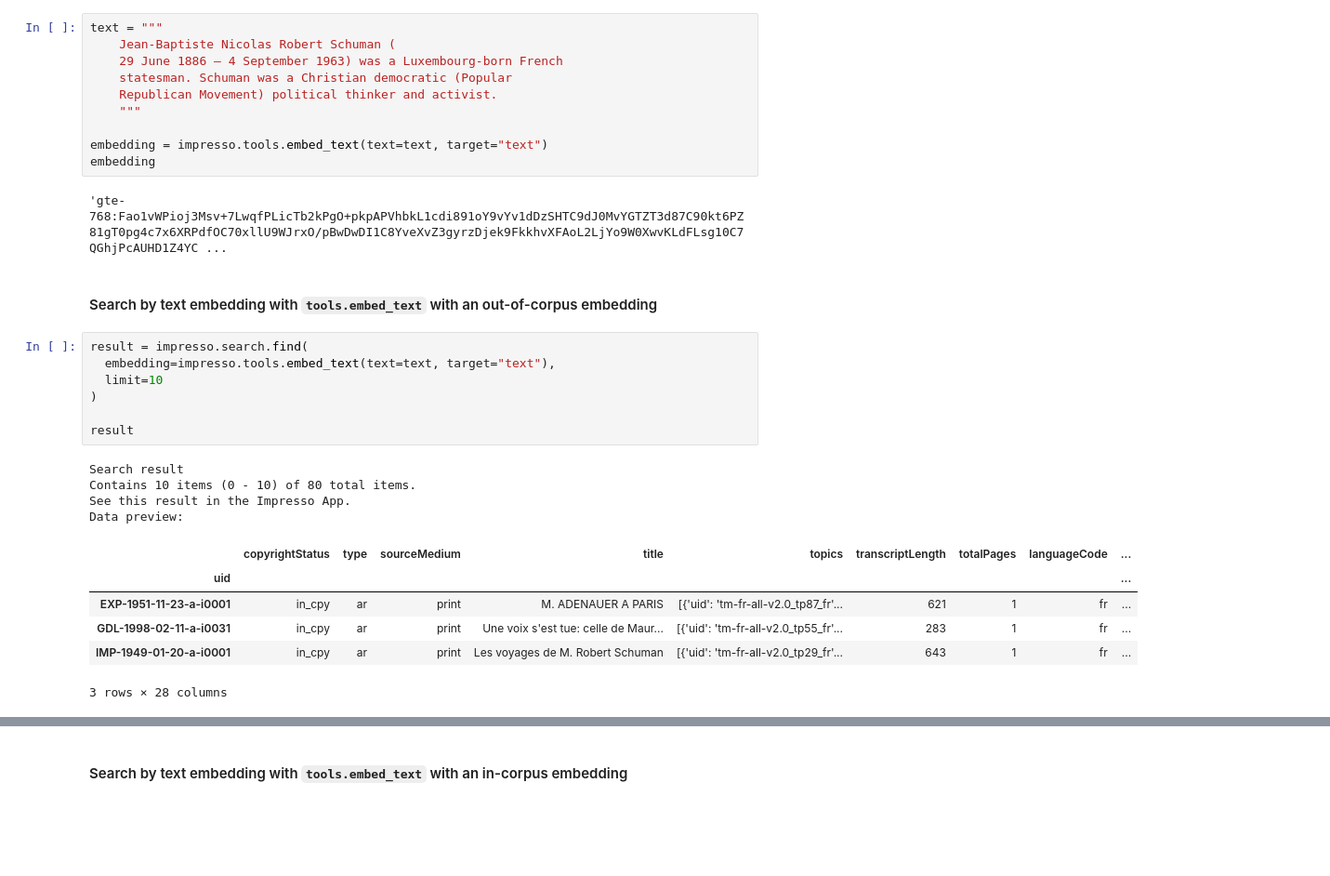
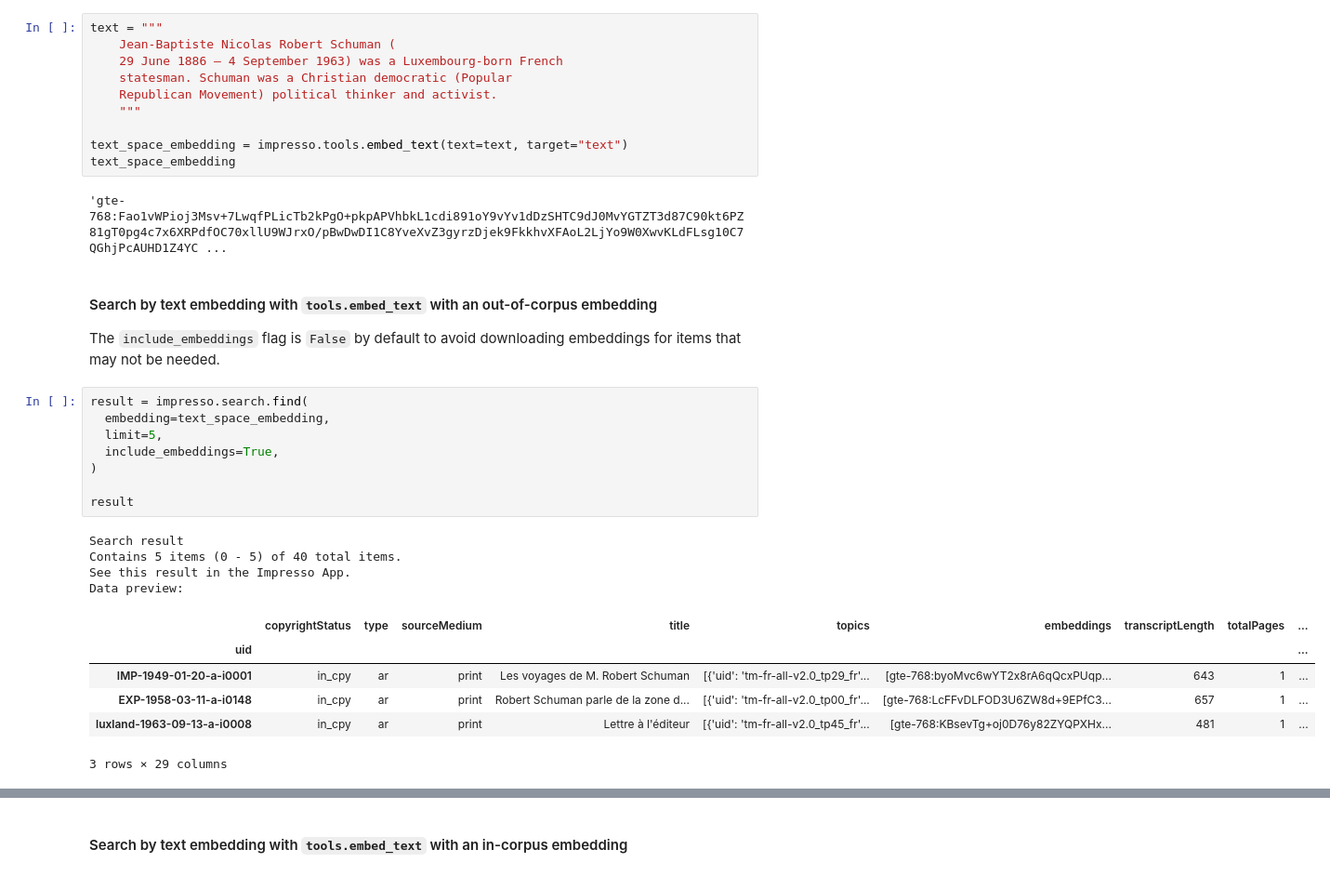
Before and after one commit to impresso/impresso-py, a Jupyter notebook: examples/notebooks/tools.ipynb, the cells around one changed output, grey strips where cells are left out. Shown at 93% size. Saved outputs shown, nothing was run; the diff lists cells and outputs as text; blank space fills up the shorter version.

```diff
--- a/examples/notebooks/tools.ipynb
+++ b/examples/notebooks/tools.ipynb
@@ -97,27 +97,30 @@ text = """
     Republican Movement) political thinker and activist.
     """
 
-embedding = impresso.tools.embed_text(text=text, target="text")
-embedding
+text_space_embedding = impresso.tools.embed_text(text=text, target="text")
+text_space_embedding
 # %% [output]
 'gte-768:Fao1vWPioj3Msv+7LwqfPLicTb2kPgO+pkpAPVhbkL1cdi891oY9vYv1dDzSHTC9dJ0MvYGTZT3d87C90kt6PZ81gT0pg4c7x6XRPdfOC70xllU9WJrxO/pBwDwDI1C8YveXvZ3gyrzDjek9FkkhvXFAoL2LjYo9W0XwvKLdFLsg10C7QGhjPcAUHD1Z4YC ...
 # %% [markdown]
 #### Search by text embedding with `tools.embed_text` with an out-of-corpus embedding
+
+The `include_embeddings` flag is `False` by default to avoid downloading embeddings for items that may not be needed.
 # %%
 result = impresso.search.find(
-  embedding=impresso.tools.embed_text(text=text, target="text"),
-  limit=10
+  embedding=text_space_embedding,
+  limit=5,
+  include_embeddings=True,
 )
 
 result
 # %% [output]
 Search result
-Contains 10 items (0 - 10) of 80 total items.
+Contains 5 items (0 - 5) of 40 total items.
 See this result in the Impresso App.
 Data preview:
-|  | copyrightStatus | type | sourceMedium | title | topics | transcriptLength | totalPages | languageCode | ... |
+|  | copyrightStatus | type | sourceMedium | title | topics | embeddings | transcriptLength | totalPages | ... |
 | uid |  |  |  |  |  |  |  |  | ... |
-| EXP-1951-11-23-a-i0001 | in_cpy | ar | print | M. ADENAUER A PARIS | [{'uid': 'tm-fr-all-v2.0_tp87_fr'... | 621 | 1 | fr | ... |
-| GDL-1998-02-11-a-i0031 | in_cpy | ar | print | Une voix s'est tue: celle de Maur... | [{'uid': 'tm-fr-all-v2.0_tp55_fr'... | 283 | 1 | fr | ... |
-| IMP-1949-01-20-a-i0001 | in_cpy | ar | print | Les voyages de M. Robert Schuman | [{'uid': 'tm-fr-all-v2.0_tp29_fr'... | 643 | 1 | fr | ... |
+| IMP-1949-01-20-a-i0001 | in_cpy | ar | print | Les voyages de M. Robert Schuman | [{'uid': 'tm-fr-all-v2.0_tp29_fr'... | [gte-768:byoMvc6wYT2x8rA6qQcxPUqp... | 643 | 1 | ... |
+| EXP-1958-03-11-a-i0148 | in_cpy | ar | print | Robert Schuman parle de la zone d... | [{'uid': 'tm-fr-all-v2.0_tp00_fr'... | [gte-768:LcFFvDLFOD3U6ZW8d+9EPfC3... | 657 | 1 | ... |
+| luxland-1963-09-13-a-i0008 | in_cpy | ar | print | Lettre à l'éditeur | [{'uid': 'tm-fr-all-v2.0_tp45_fr'... | [gte-768:KBsevTg+oj0D76y82ZYQPXHx... | 481 | 1 | ... |
-3 rows × 28 columns
+3 rows × 29 columns
```
Also changed, not shown: parts of 6 cells of this notebook, 19 other files.
